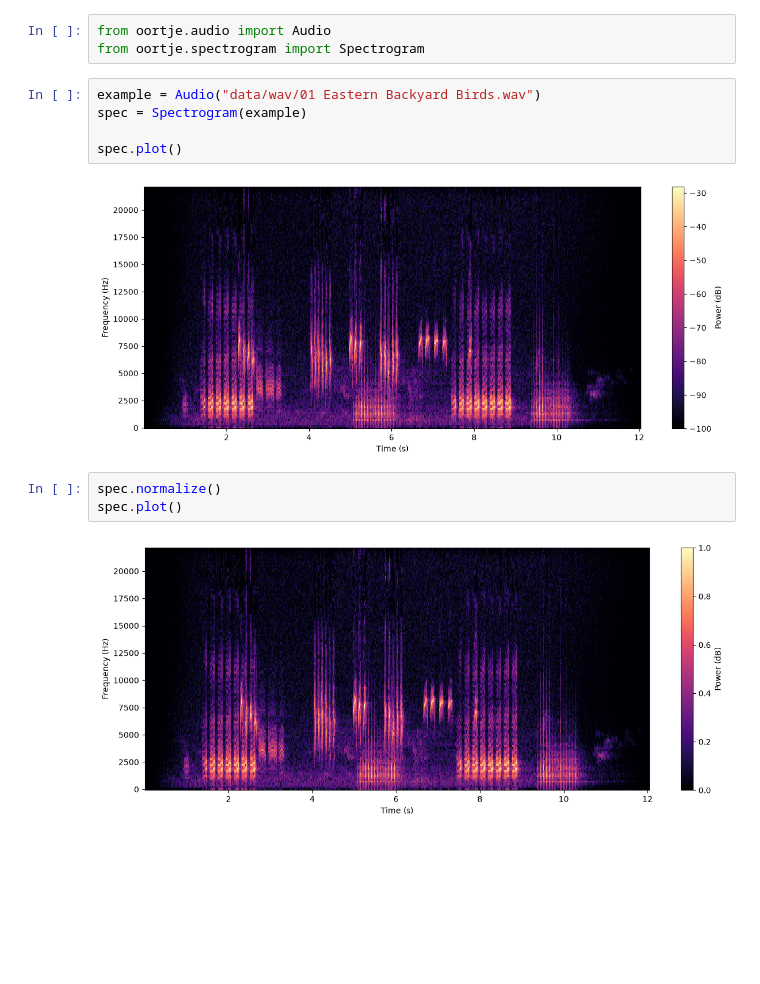
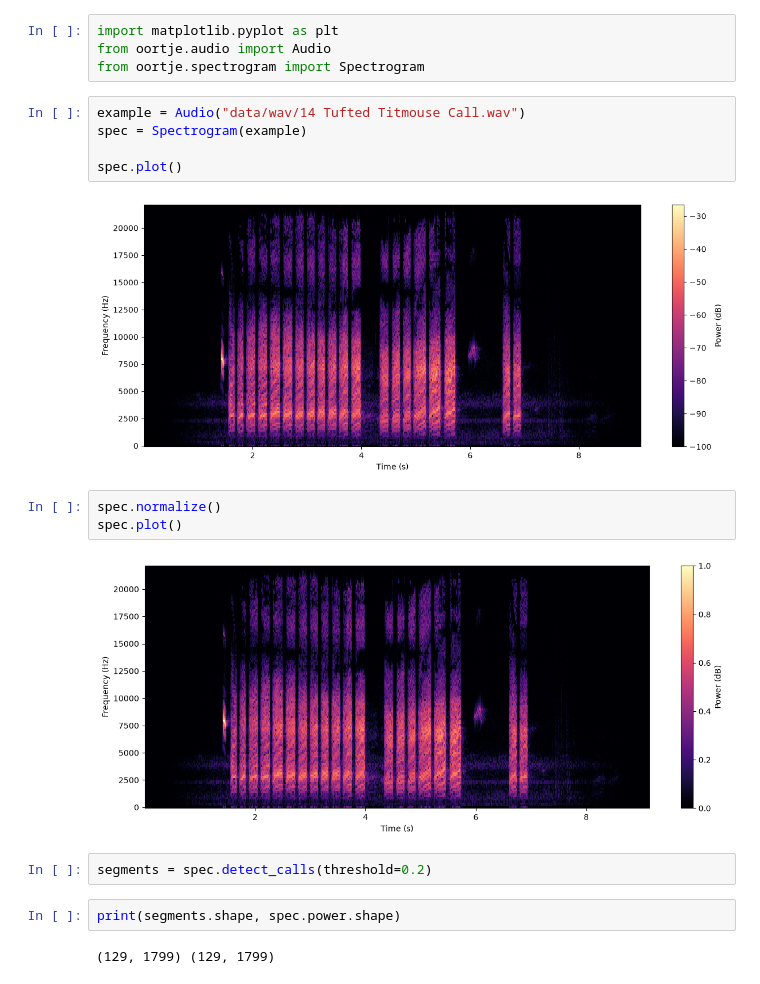
Before and after one commit to mfrans1/Oortje, a Jupyter notebook: test_bed.ipynb, the cells around one changed output. Drawn from its saved outputs; the diff is of its cells as text; blank space fills up the shorter version.

```diff
--- a/test_bed.ipynb
+++ b/test_bed.ipynb
@@ -1,15 +1,22 @@
 # %%
+import matplotlib.pyplot as plt
 from oortje.audio import Audio
 from oortje.spectrogram import Spectrogram
 # %%
-example = Audio("data/wav/01 Eastern Backyard Birds.wav")
+example = Audio("data/wav/14 Tufted Titmouse Call.wav")
 spec = Spectrogram(example)
 
 spec.plot()
 # %% [output]
-[figure, old version]
+[figure, new version]
 # %%
 spec.normalize()
 spec.plot()
 # %% [output]
-[figure, old version]
+[figure, new version]
+# %%
+segments = spec.detect_calls(threshold=0.2)
+# %%
+print(segments.shape, spec.power.shape)
+# %% [output]
+(129, 1799) (129, 1799)
```
Also changed, not shown: parts of 4 cells of this notebook, 1 other file.
